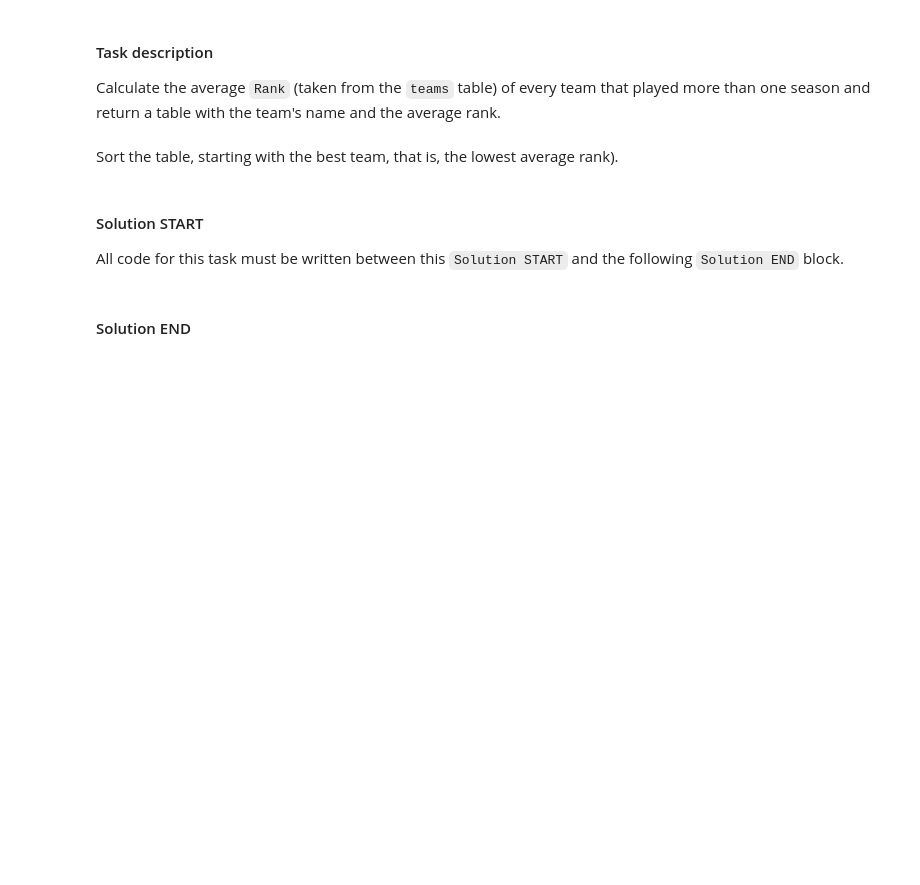
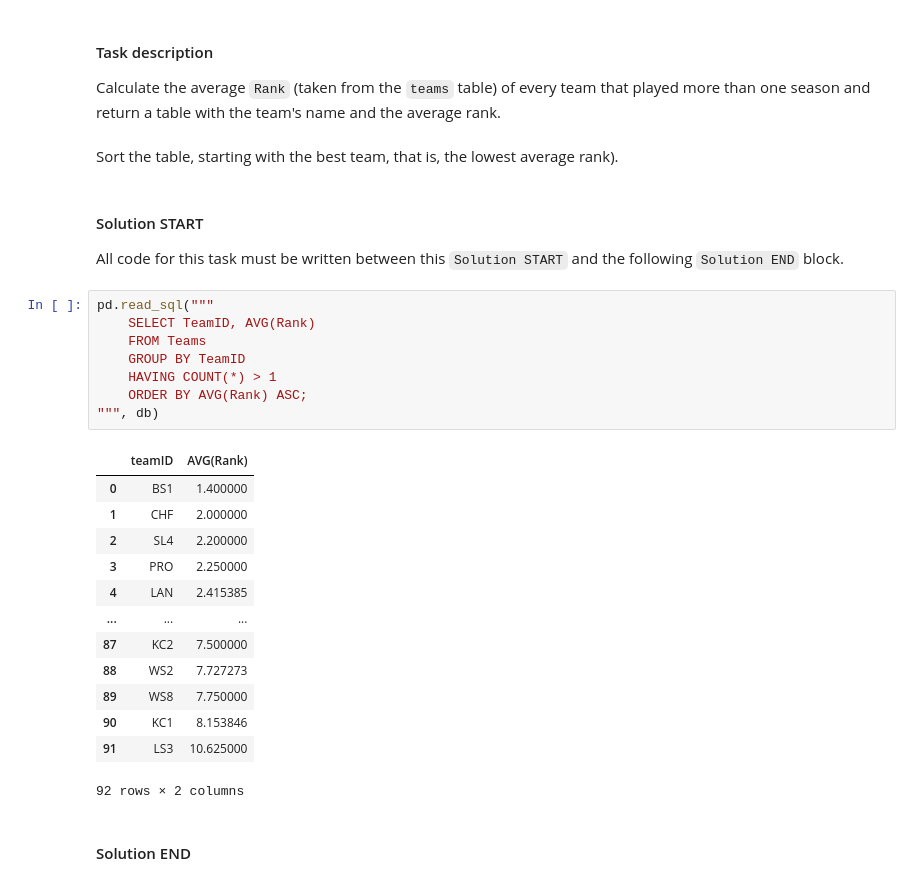
Before and after one commit to hmchilders/STA220, a Jupyter notebook: hw1_assignment.ipynb, the cells around one changed output. Cells and saved outputs as stored; diff of their text form; blank space fills up the shorter version.

```diff
--- a/hw1_assignment.ipynb
+++ b/hw1_assignment.ipynb
@@ -344,6 +453,28 @@ Sort the table, starting with the best team, that is, the lowest average rank).
 #### Solution START
 
 All code for this task must be written between this `Solution START` and the following `Solution END` block.
+# %%
+pd.read_sql("""
+    SELECT TeamID, AVG(Rank)
+    FROM Teams
+    GROUP BY TeamID
+    HAVING COUNT(*) > 1
+    ORDER BY AVG(Rank) ASC;
+""", db)
+# %% [output]
+|  | teamID | AVG(Rank) |
+| 0 | BS1 | 1.400000 |
+| 1 | CHF | 2.000000 |
+| 2 | SL4 | 2.200000 |
+| 3 | PRO | 2.250000 |
+| 4 | LAN | 2.415385 |
+| ... | ... | ... |
+| 87 | KC2 | 7.500000 |
+| 88 | WS2 | 7.727273 |
+| 89 | WS8 | 7.750000 |
+| 90 | KC1 | 8.153846 |
+| 91 | LS3 | 10.625000 |
+92 rows × 2 columns
 # %% [markdown]
 #### Solution END
 # %% [markdown]
```
Also changed, not shown: parts of 14 cells of this notebook.
